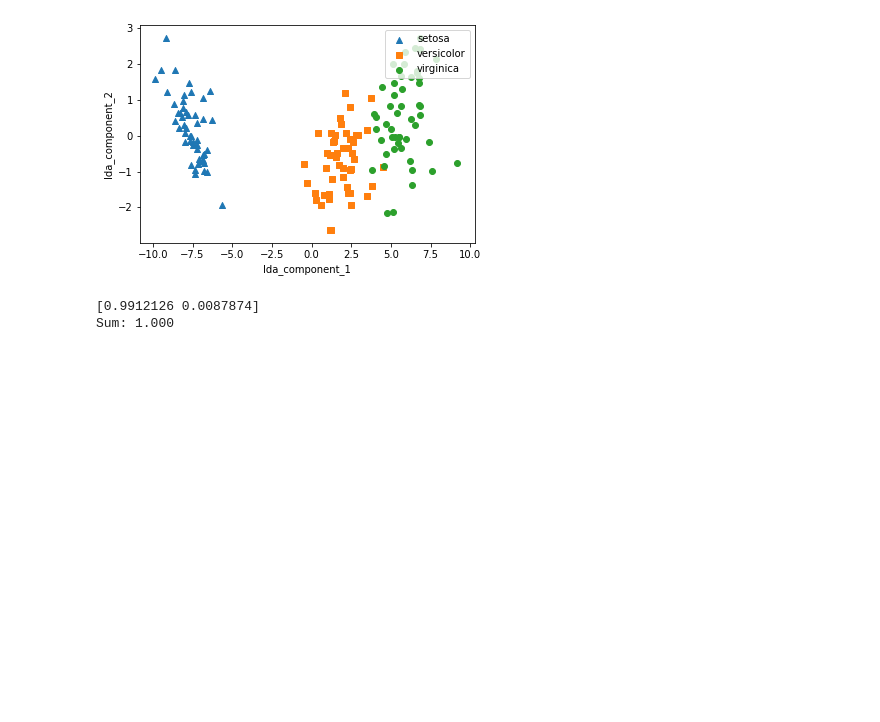
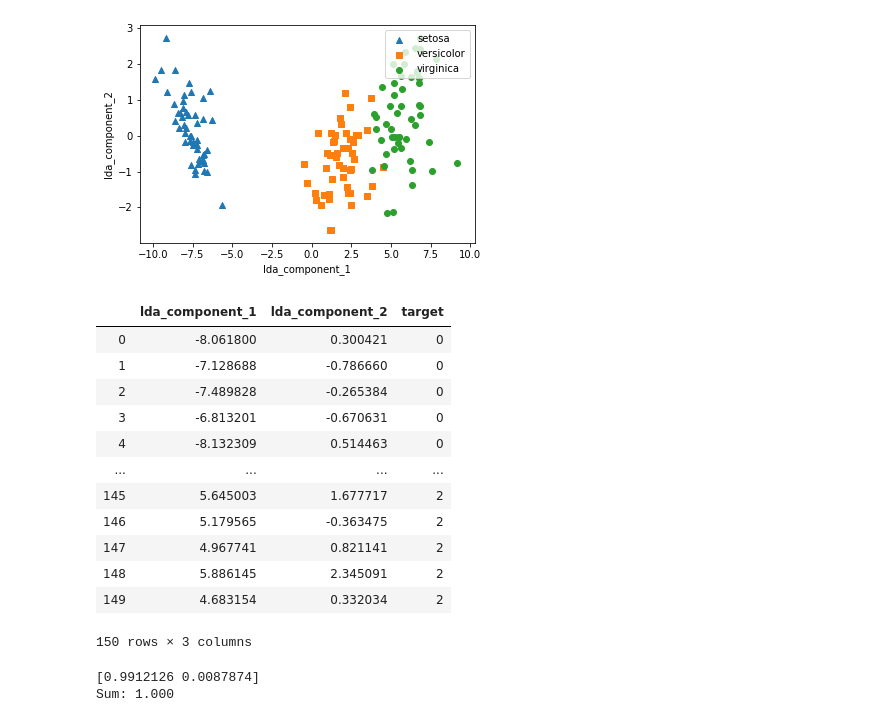
Before and after one commit to chuni90/PerfectGuide, a Jupyter notebook: 6장/6-3_LDA(Linear Discriminant Analysis).ipynb, the cells around one changed output. Saved outputs shown, nothing was run; the diff lists cells and outputs as text; code cells hidden in the pictures; blank space fills up the shorter version.

```diff
--- a/6장/6-3_LDA(Linear Discriminant Analysis).ipynb
+++ b/6장/6-3_LDA(Linear Discriminant Analysis).ipynb
@@ -44,6 +44,22 @@ plt.ylabel('lda_component_2')
 plt.show()
 # %% [output]
 [figure]
+# %%
+irisDF_lda
+# %% [output]
+|  | lda_component_1 | lda_component_2 | target |
+| 0 | -8.061800 | 0.300421 | 0 |
+| 1 | -7.128688 | -0.786660 | 0 |
+| 2 | -7.489828 | -0.265384 | 0 |
+| 3 | -6.813201 | -0.670631 | 0 |
+| 4 | -8.132309 | 0.514463 | 0 |
+| ... | ... | ... | ... |
+| 145 | 5.645003 | 1.677717 | 2 |
+| 146 | 5.179565 | -0.363475 | 2 |
+| 147 | 4.967741 | 0.821141 | 2 |
+| 148 | 5.886145 | 2.345091 | 2 |
+| 149 | 4.683154 | 0.332034 | 2 |
+150 rows × 3 columns
 # %%
 import numpy as np
 print(lda.explained_variance_ratio_, "\nSum: {:.3f}".format(np.sum(lda.explained_variance_ratio_)))
```
Also changed, not shown: 3 other files.
